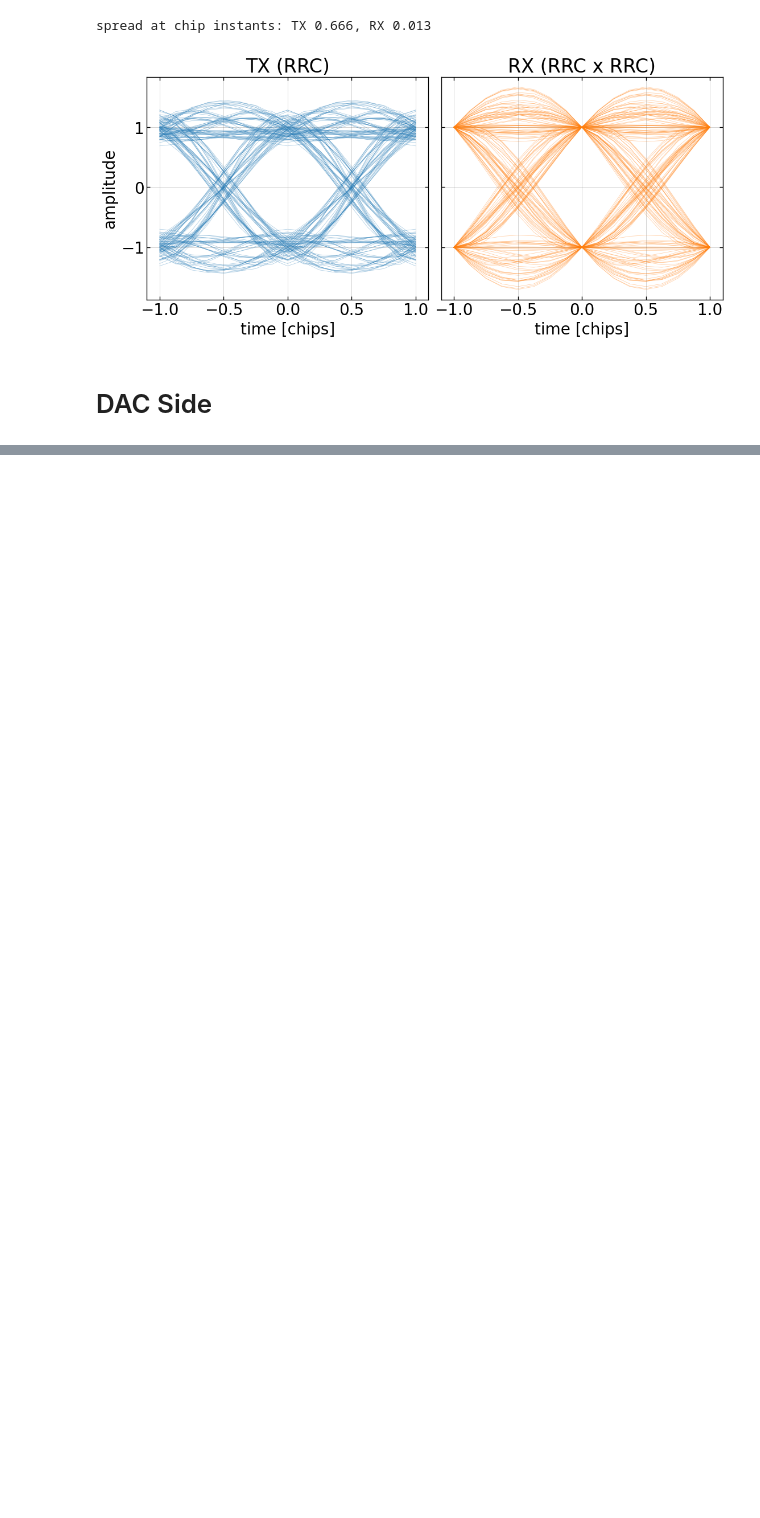
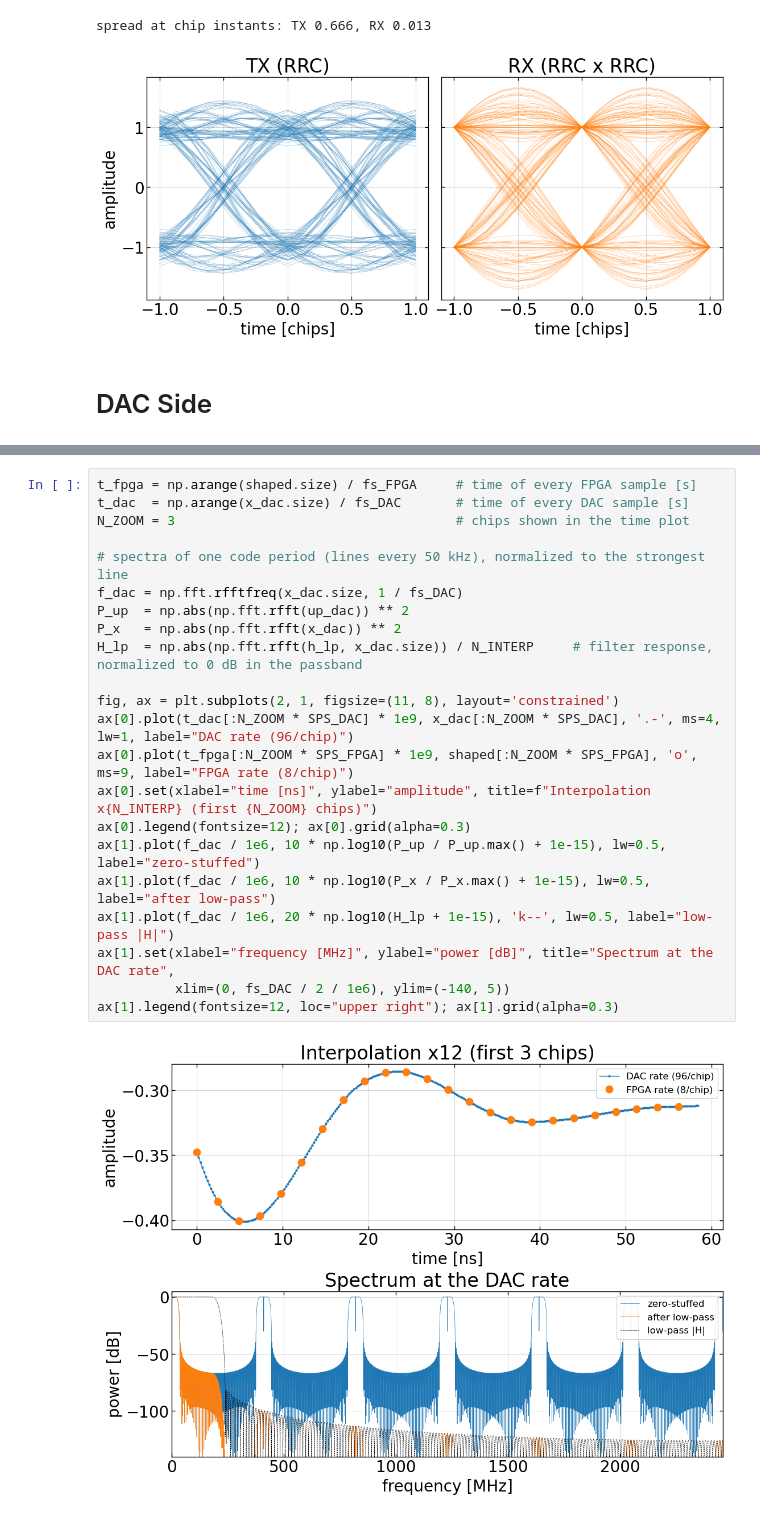
Before and after one commit to felipe-mazzi/PRN, a Jupyter notebook: simulation/tx_spectrum_sim.ipynb, the cells around one changed output, grey strips where cells are left out. Cells and saved outputs as stored; diff of their text form; blank space fills up the shorter version.

```diff
--- a/simulation/tx_spectrum_sim.ipynb
+++ b/simulation/tx_spectrum_sim.ipynb
@@ -224,0 +312,24 @@ spread at chip instants: TX 0.666, RX 0.013
+# %%
+t_fpga = np.arange(shaped.size) / fs_FPGA     # time of every FPGA sample [s]
+t_dac  = np.arange(x_dac.size) / fs_DAC       # time of every DAC sample [s]
+N_ZOOM = 3                                    # chips shown in the time plot
+
+# spectra of one code period (lines every 50 kHz), normalized to the strongest line
+f_dac = np.fft.rfftfreq(x_dac.size, 1 / fs_DAC)
+P_up  = np.abs(np.fft.rfft(up_dac)) ** 2
+P_x   = np.abs(np.fft.rfft(x_dac)) ** 2
+H_lp  = np.abs(np.fft.rfft(h_lp, x_dac.size)) / N_INTERP     # filter response, normalized to 0 dB in the passband
+
+fig, ax = plt.subplots(2, 1, figsize=(11, 8), layout='constrained')
+ax[0].plot(t_dac[:N_ZOOM * SPS_DAC] * 1e9, x_dac[:N_ZOOM * SPS_DAC], '.-', ms=4, lw=1, label="DAC rate (96/chip)")
+ax[0].plot(t_fpga[:N_ZOOM * SPS_FPGA] * 1e9, shaped[:N_ZOOM * SPS_FPGA], 'o', ms=9, label="FPGA rate (8/chip)")
+ax[0].set(xlabel="time [ns]", ylabel="amplitude", title=f"Interpolation x{N_INTERP} (first {N_ZOOM} chips)")
+ax[0].legend(fontsize=12); ax[0].grid(alpha=0.3)
+ax[1].plot(f_dac / 1e6, 10 * np.log10(P_up / P_up.max() + 1e-15), lw=0.5, label="zero-stuffed")
+ax[1].plot(f_dac / 1e6, 10 * np.log10(P_x / P_x.max() + 1e-15), lw=0.5, label="after low-pass")
+ax[1].plot(f_dac / 1e6, 20 * np.log10(H_lp + 1e-15), 'k--', lw=0.5, label="low-pass |H|")
+ax[1].set(xlabel="frequency [MHz]", ylabel="power [dB]", title="Spectrum at the DAC rate",
+          xlim=(0, fs_DAC / 2 / 1e6), ylim=(-140, 5))
+ax[1].legend(fontsize=12, loc="upper right"); ax[1].grid(alpha=0.3)
+# %% [output]
+[figure, added]
```
Also changed, not shown: parts of 34 cells of this notebook.
